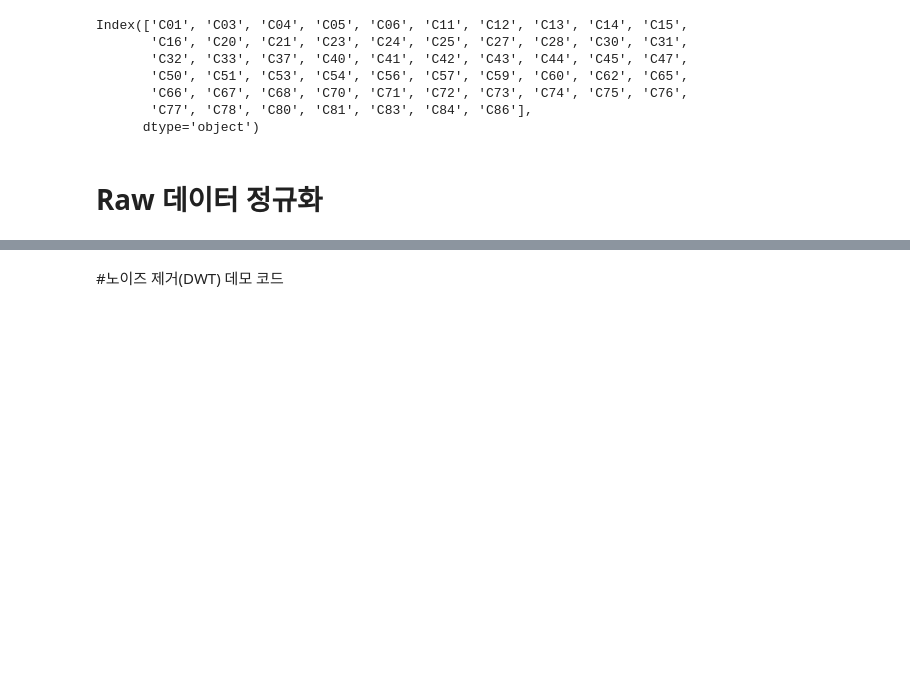
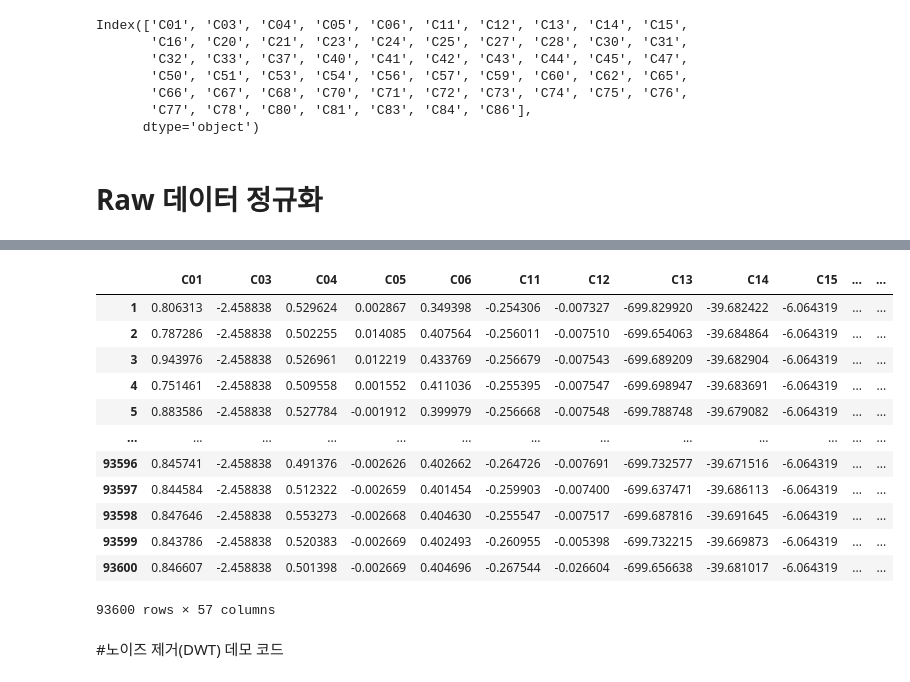
Before and after one commit to shwbak/HAI-Anomaly-Detection, a Jupyter notebook: 그룹나눠서.ipynb, the cells around one changed output, grey strips where cells are left out. Cells and saved outputs as stored; diff of their text form; code cells hidden in the pictures; blank space fills up the shorter version.

```diff
--- a/그룹나눠서.ipynb
+++ b/그룹나눠서.ipynb
@@ -316,3 +350,19 @@ TRAIN_DF_06 = normalize(TRAIN_DF_06[VALID_COLUMNS_IN_TRAIN_DATASET]).ewm(alpha=0
+# %%
+TRAIN_DF_01
+# %% [output]
+|  | C01 | C03 | C04 | C05 | C06 | C11 | C12 | C13 | C14 | C15 | ... | ... |
+| 1 | 0.806313 | -2.458838 | 0.529624 | 0.002867 | 0.349398 | -0.254306 | -0.007327 | -699.829920 | -39.682422 | -6.064319 | ... | ... |
+| 2 | 0.787286 | -2.458838 | 0.502255 | 0.014085 | 0.407564 | -0.256011 | -0.007510 | -699.654063 | -39.684864 | -6.064319 | ... | ... |
+| 3 | 0.943976 | -2.458838 | 0.526961 | 0.012219 | 0.433769 | -0.256679 | -0.007543 | -699.689209 | -39.682904 | -6.064319 | ... | ... |
+| 4 | 0.751461 | -2.458838 | 0.509558 | 0.001552 | 0.411036 | -0.255395 | -0.007547 | -699.698947 | -39.683691 | -6.064319 | ... | ... |
+| 5 | 0.883586 | -2.458838 | 0.527784 | -0.001912 | 0.399979 | -0.256668 | -0.007548 | -699.788748 | -39.679082 | -6.064319 | ... | ... |
+| ... | ... | ... | ... | ... | ... | ... | ... | ... | ... | ... | ... | ... |
+| 93596 | 0.845741 | -2.458838 | 0.491376 | -0.002626 | 0.402662 | -0.264726 | -0.007691 | -699.732577 | -39.671516 | -6.064319 | ... | ... |
+| 93597 | 0.844584 | -2.458838 | 0.512322 | -0.002659 | 0.401454 | -0.259903 | -0.007400 | -699.637471 | -39.686113 | -6.064319 | ... | ... |
+| 93598 | 0.847646 | -2.458838 | 0.553273 | -0.002668 | 0.404630 | -0.255547 | -0.007517 | -699.687816 | -39.691645 | -6.064319 | ... | ... |
+| 93599 | 0.843786 | -2.458838 | 0.520383 | -0.002669 | 0.402493 | -0.260955 | -0.005398 | -699.732215 | -39.669873 | -6.064319 | ... | ... |
+| 93600 | 0.846607 | -2.458838 | 0.501398 | -0.002669 | 0.404696 | -0.267544 | -0.026604 | -699.656638 | -39.681017 | -6.064319 | ... | ... |
+93600 rows × 57 columns
 # %% [markdown]
 #노이즈 제거(DWT) 데모 코드
 # %%
```
Also changed, not shown: parts of 38 cells of this notebook.
